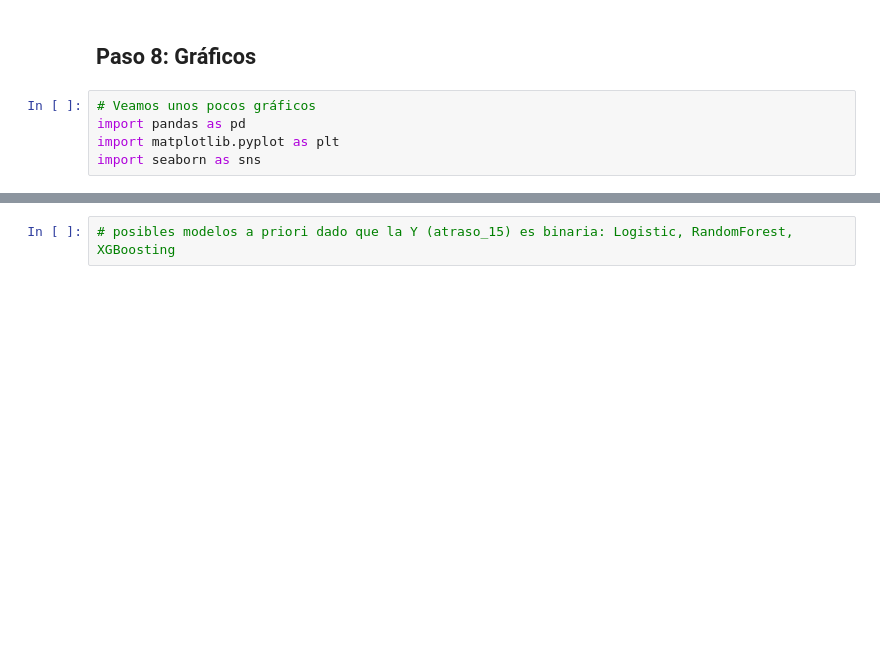
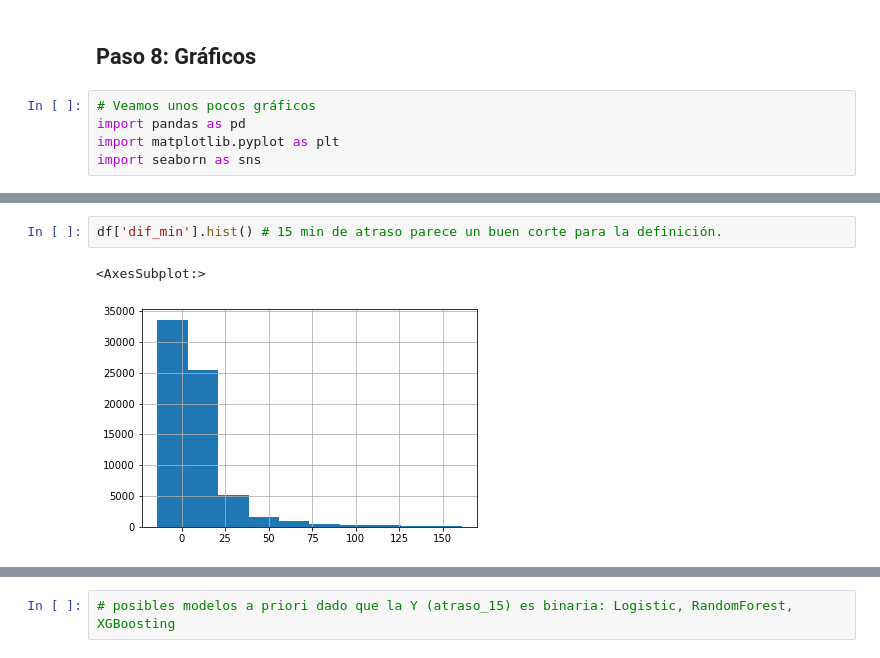
Before and after one commit to DarkHamlet/ChallDSLatam, a Jupyter notebook: solution.ipynb, the cells around one changed output, grey strips where cells are left out. Saved outputs shown, nothing was run; the diff lists cells and outputs as text; blank space fills up the shorter version.

```diff
--- a/solution.ipynb
+++ b/solution.ipynb
@@ -607,0 +1230,5 @@ Miremos la correlación entre atraso_15 (la que nos importa) y MES, hay una corr
+# %%
+df['dif_min'].hist() # 15 min de atraso parece un buen corte para la definición.
+# %% [output]
+<AxesSubplot:>
+[figure, added]
```
Also changed, not shown: parts of 97 cells of this notebook.
